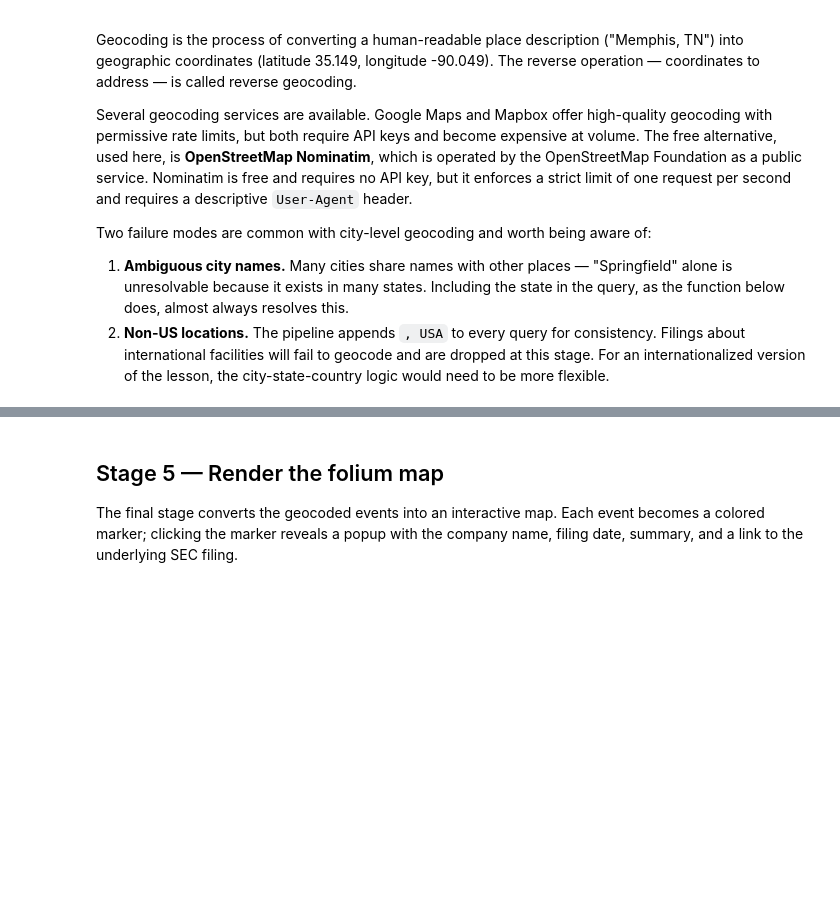
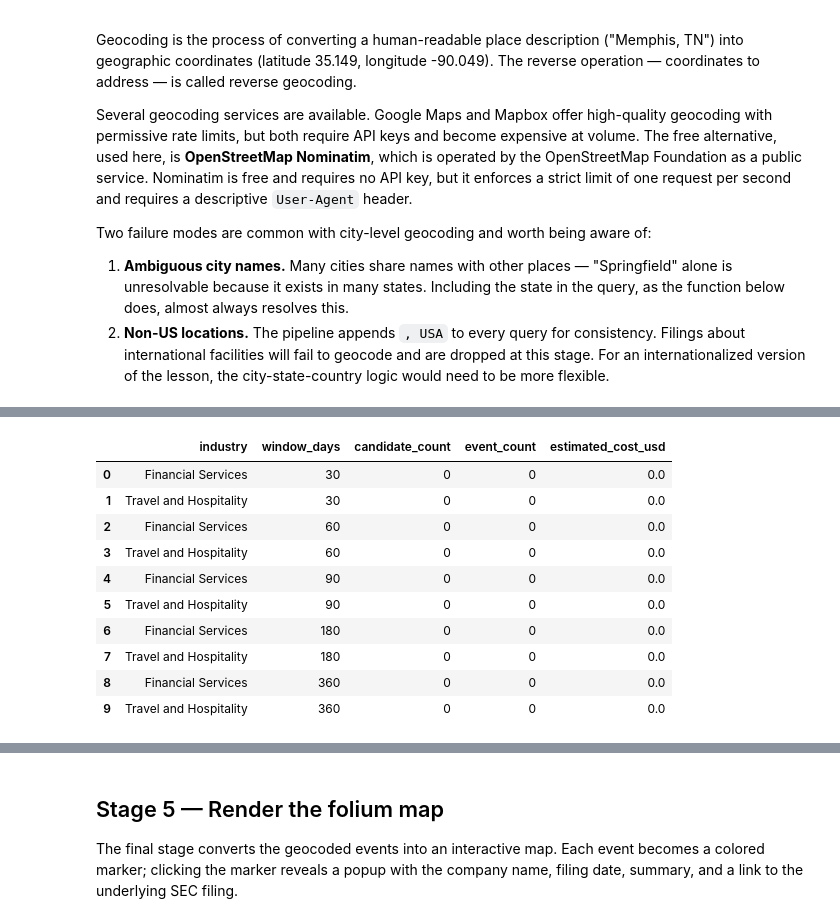
Before and after one commit to ProfessorPatrickSlatraigh/cis3120-spring2026, a Jupyter notebook: notebooks/MP03_Notebook_team_19.ipynb, the cells around one changed output, grey strips where cells are left out. Cells and saved outputs as stored; diff of their text form; code cells hidden in the pictures; blank space fills up the shorter version.

```diff
--- a/notebooks/MP03_Notebook_team_19.ipynb
+++ b/notebooks/MP03_Notebook_team_19.ipynb
@@ -50,9 +51,12 @@ Both SEC EDGAR and the OpenStreetMap geocoding service require a descriptive `Us
 > **Required action.** Replace the placeholder string below with your actual name and Baruch email address before running the cell. Submissions that retain the placeholder will not run successfully against EDGAR.
 # %%
 # REQUIRED: replace with your name and Baruch email address
-USER_AGENT = f"CIS3120 Student {EMAIL_ADDRESS}"
 
-REQUEST_HEADERS = {"User-Agent": USER_AGENT}
+USER_AGENT = "CIS3120 Student meziane.ouchene@baruchmail.cuny.edu"
+
+REQUEST_HEADERS = {
+    "User-Agent": USER_AGENT
+}
 # %%
 REQUEST_HEADERS
 # %% [markdown]
@@ -1016,18 +909,0 @@ def filter_candidates_by_tickers(
-# %%
-def summarize_window_trial(
-    industry_label: str,
-    window_days: int,
-    candidate_count: int,
-    event_count: int,
-    estimated_cost_usd: float,
-) -> dict:
-    """
-    Return one row for the MP03 window-tuning results table.
-    """
-    return {
-        "industry": industry_label,
-        "window_days": window_days,
-        "candidate_count": candidate_count,
-        "event_count": event_count,
-        "estimated_cost_usd": round(estimated_cost_usd, 6),
-    }
@@ -1119,0 +1167,27 @@ print(run_industry_pipeline)
+# %%
+import pandas as pd
+
+window_results_df = pd.DataFrame(
+    window_results,
+    columns=[
+        "industry",
+        "window_days",
+        "candidate_count",
+        "event_count",
+        "estimated_cost_usd",
+    ],
+)
+
+window_results_df
+# %% [output]
+|  | industry | window_days | candidate_count | event_count | estimated_cost_usd |
+| 0 | Financial Services | 30 | 0 | 0 | 0.0 |
+| 1 | Travel and Hospitality | 30 | 0 | 0 | 0.0 |
+| 2 | Financial Services | 60 | 0 | 0 | 0.0 |
+| 3 | Travel and Hospitality | 60 | 0 | 0 | 0.0 |
+| 4 | Financial Services | 90 | 0 | 0 | 0.0 |
+| 5 | Travel and Hospitality | 90 | 0 | 0 | 0.0 |
+| 6 | Financial Services | 180 | 0 | 0 | 0.0 |
+| 7 | Travel and Hospitality | 180 | 0 | 0 | 0.0 |
+| 8 | Financial Services | 360 | 0 | 0 | 0.0 |
+| 9 | Travel and Hospitality | 360 | 0 | 0 | 0.0 |
```
Also changed, not shown: parts of 22 cells of this notebook.
